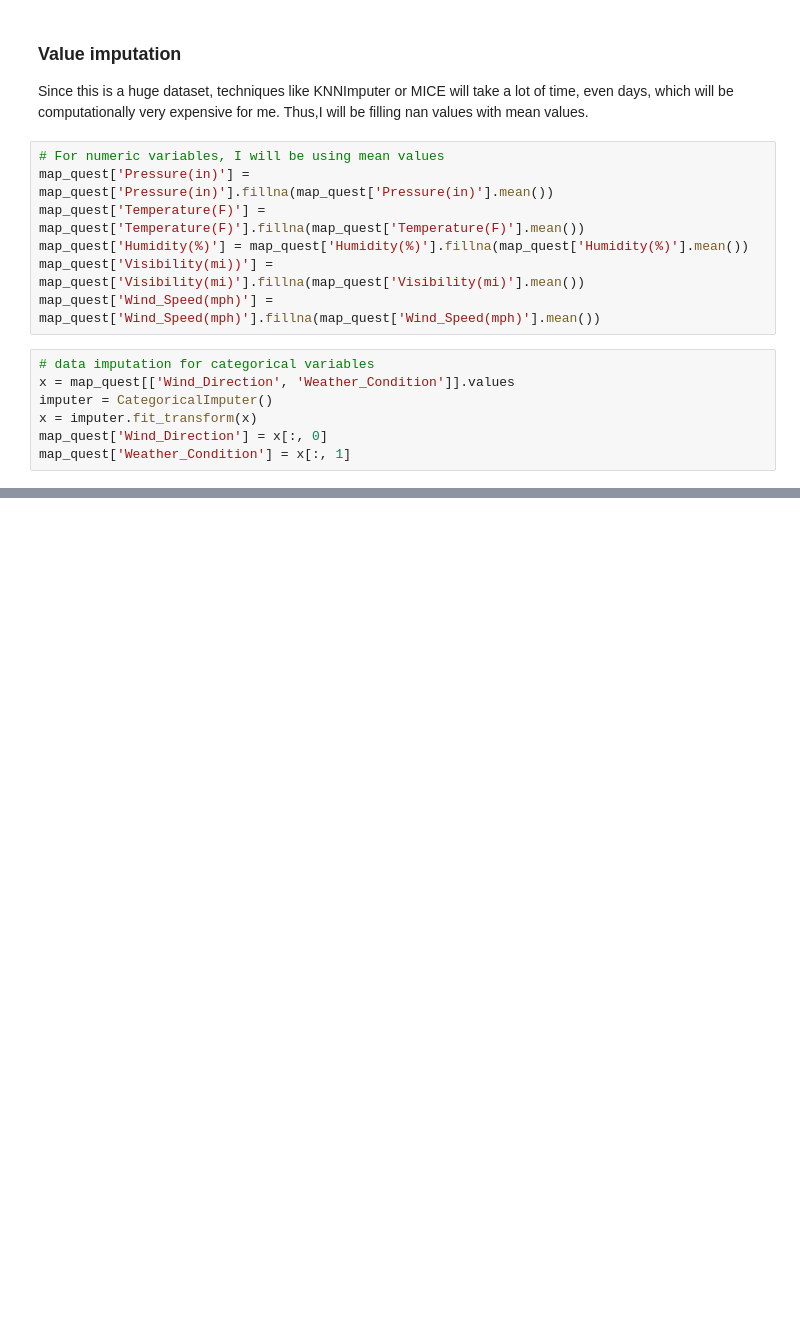
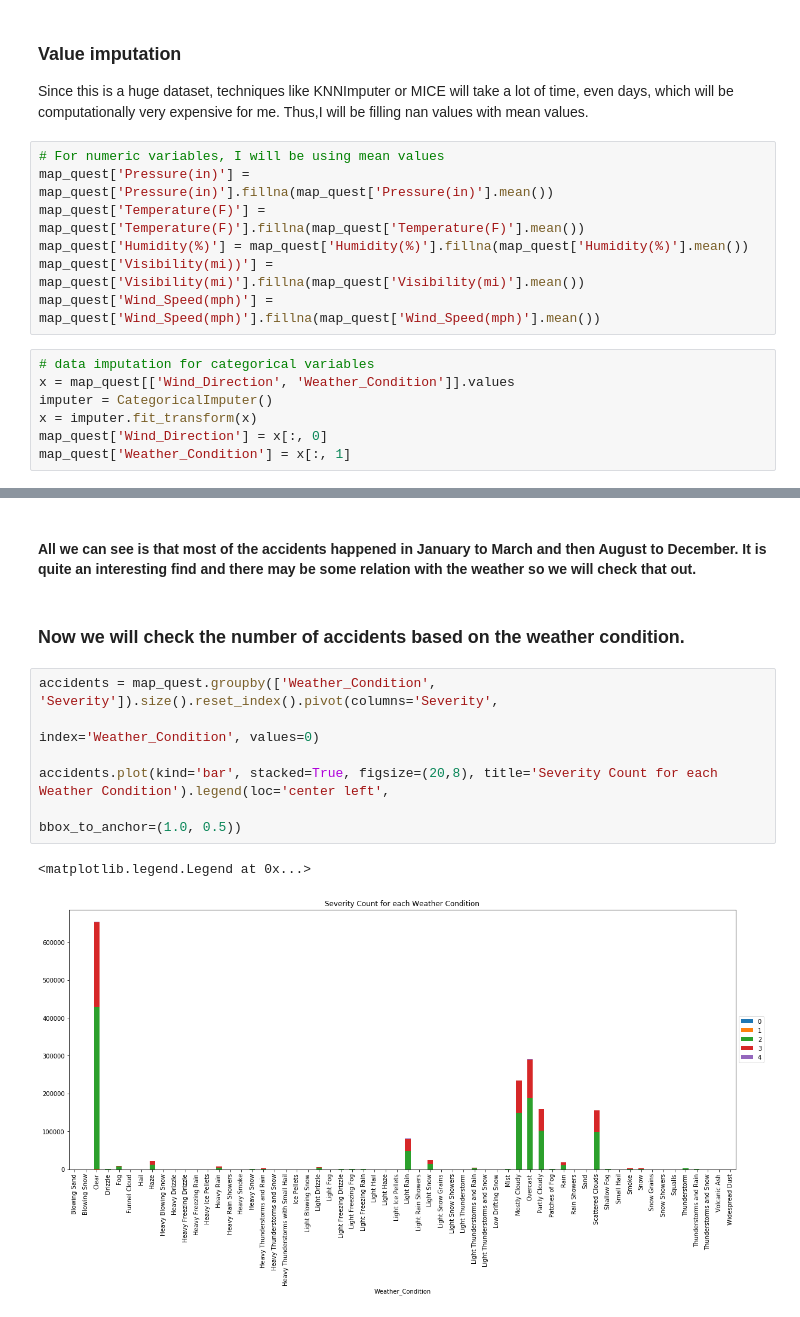
Before and after one commit to rahulmnair1997/US-Accidents-Data-Analysis, a Jupyter notebook: US-accidents.ipynb, the cells around one changed output, grey strips where cells are left out. Drawn from its saved outputs; the diff is of its cells as text; blank space fills up the shorter version.

```diff
--- a/US-accidents.ipynb
+++ b/US-accidents.ipynb
@@ -540,0 +344,13 @@ plt.legend()
+# %% [markdown]
+#### All we can see is that most of the accidents happened in January to March and then August to December. It is quite an interesting find and there may be some relation with the weather so we will check that out.
+# %% [markdown]
+### Now we will check the number of accidents based on the weather condition.
+# %%
+accidents = map_quest.groupby(['Weather_Condition', 'Severity']).size().reset_index().pivot(columns='Severity',
+                                                                      index='Weather_Condition', values=0)
+
+accidents.plot(kind='bar', stacked=True, figsize=(20,8), title='Severity Count for each Weather Condition').legend(loc='center left',
+                                                                                        bbox_to_anchor=(1.0, 0.5))
+# %% [output]
+<matplotlib.legend.Legend at 0x...>
+[figure, added]
```
Also changed, not shown: parts of 61 cells of this notebook.
